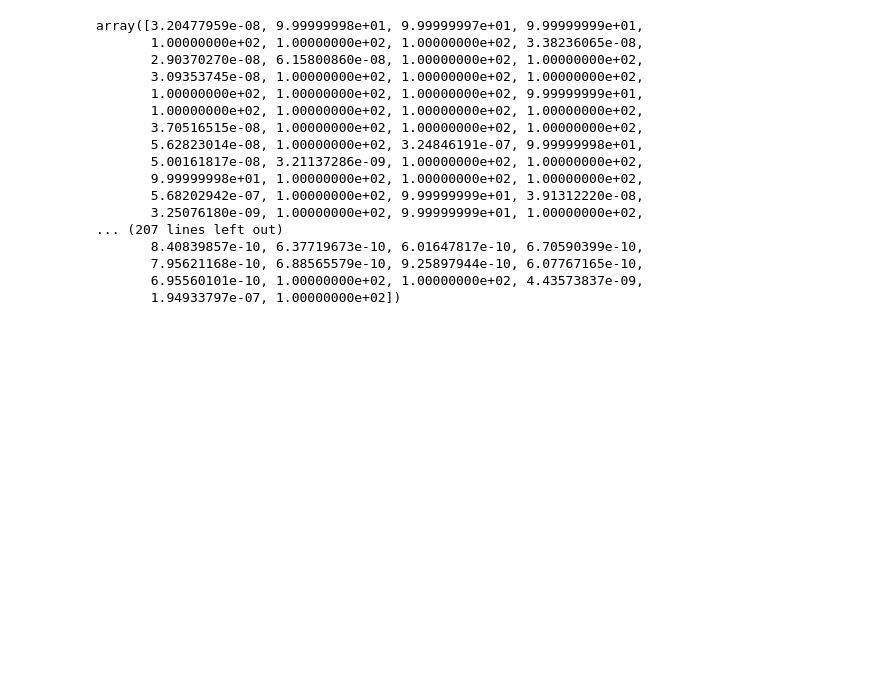
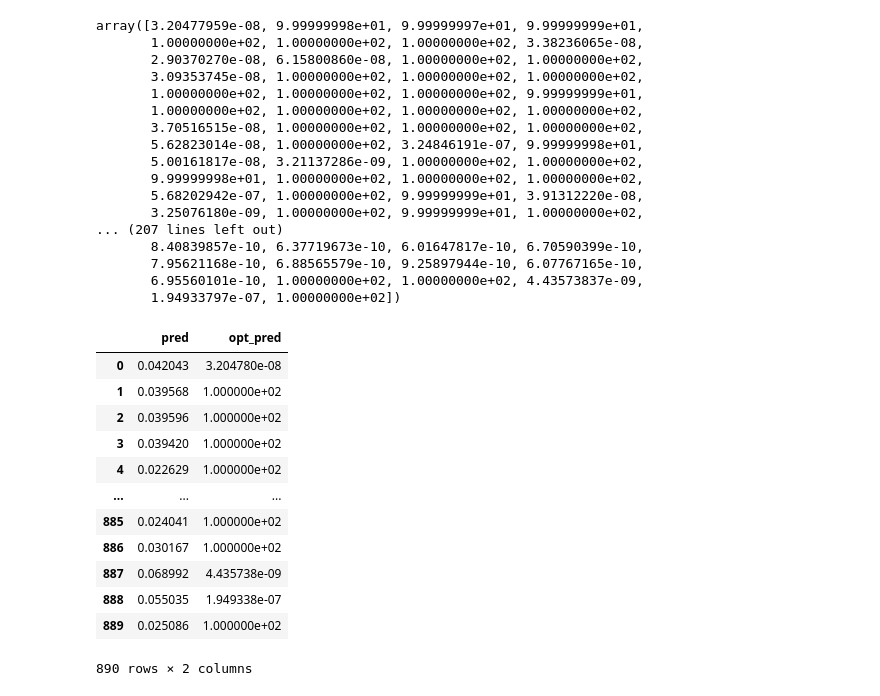
Before and after one commit to AzizMosbah/HappinessForecast, a Jupyter notebook: Modeling.ipynb, the cells around one changed output. Cells and saved outputs as stored; diff of their text form; code cells hidden in the pictures; blank space fills up the shorter version.

```diff
--- a/Modeling.ipynb
+++ b/Modeling.ipynb
@@ -233,8 +233,25 @@ array([3.20477959e-08, 9.99999998e+01, 9.99999997e+01, 9.99999999e+01,
        1.94933797e-07, 1.00000000e+02])
 # %%
 submission1 = pd.DataFrame({
+    'index': test_
     'pred': test_df.pred_y,
     'opt_pred': res.x
 })
 # %%
 submission1.to_csv("Data/sub1.csv", index = False)
+# %%
+submission1
+# %% [output]
+|  | pred | opt_pred |
+| 0 | 0.042043 | 3.204780e-08 |
+| 1 | 0.039568 | 1.000000e+02 |
+| 2 | 0.039596 | 1.000000e+02 |
+| 3 | 0.039420 | 1.000000e+02 |
+| 4 | 0.022629 | 1.000000e+02 |
+| ... | ... | ... |
+| 885 | 0.024041 | 1.000000e+02 |
+| 886 | 0.030167 | 1.000000e+02 |
+| 887 | 0.068992 | 4.435738e-09 |
+| 888 | 0.055035 | 1.949338e-07 |
+| 889 | 0.025086 | 1.000000e+02 |
+890 rows × 2 columns
```
Also changed, not shown: 1 other file.
